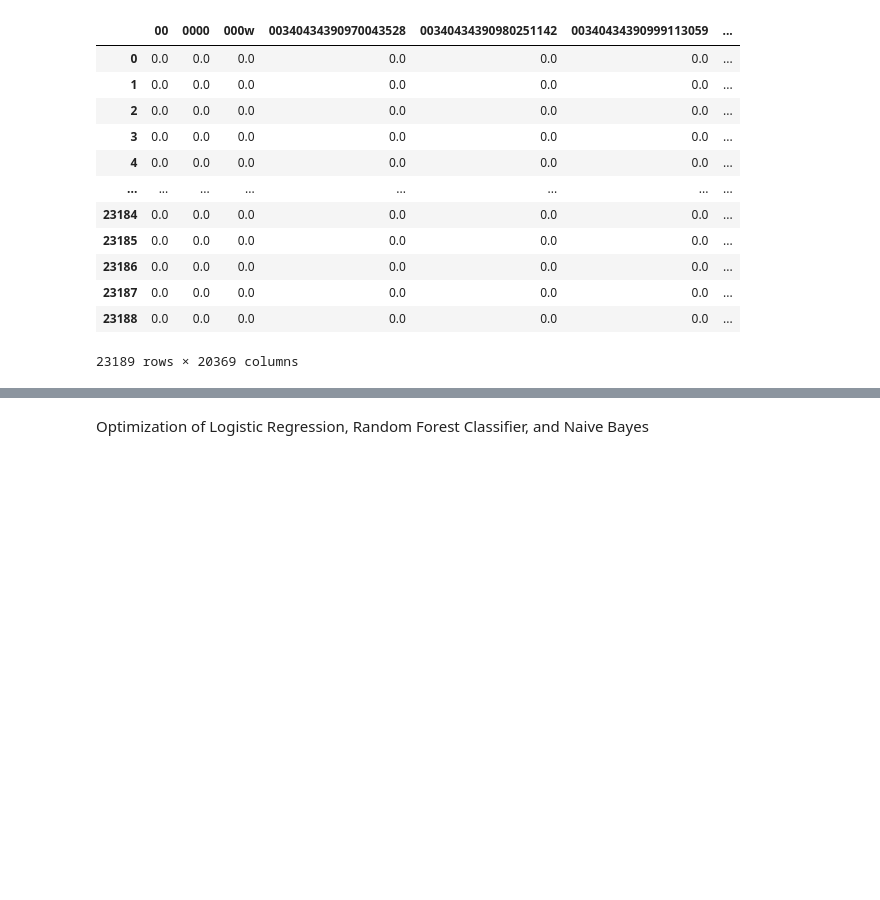
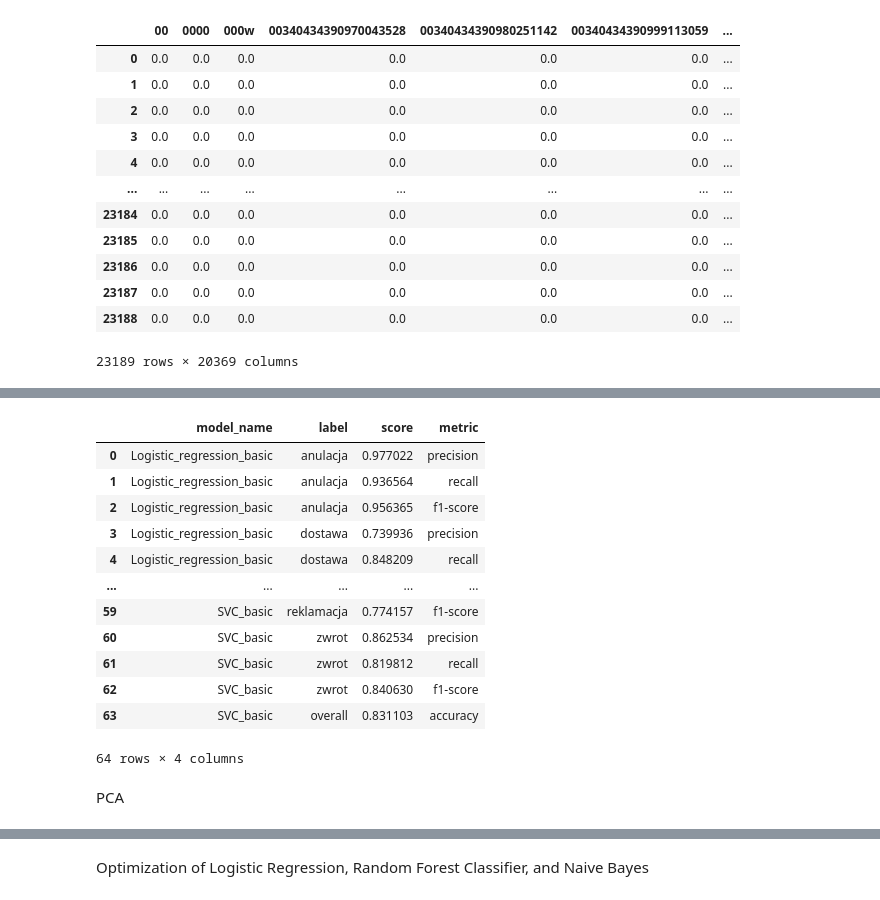
Before and after one commit to arioslock/projects_in_progress, a Jupyter notebook: projekt_koncowy.ipynb, the cells around one changed output, grey strips where cells are left out. Cells and saved outputs as stored; diff of their text form; code cells hidden in the pictures; blank space fills up the shorter version.

```diff
--- a/projekt_koncowy.ipynb
+++ b/projekt_koncowy.ipynb
@@ -417,7 +411,9 @@ lr_loaded = joblib.load("F:\\Classification_models\\LogisticRegression")
 # %%
-lr_loaded
+lr_loaded = joblib.load("F:\\Classification_models\\LogisticRegression")
+
 
 y_pred = lr_loaded.predict(X_test_tf)
+print(classification_report(y_test, y_pred))
 
-print(classification_report(y_test, y_pred))
+df_functions_score = pd.concat([df_functions_score, fl.model_score_to_df(y_test, y_pred, "Logistic_regression_basic")], ignore_index=True)
 # %% [output]
@@ -529,0 +436,7 @@ print(metrics_df)
+# %%
+rfc_loaded = joblib.load("F:\\Classification_models\\RandomForestClassifier_basic")
+
+y_pred = rfc_loaded.predict(X_test_tf)
+print(classification_report(y_test, y_pred))
+
+df_functions_score = pd.concat([df_functions_score, fl.model_score_to_df(y_test, y_pred, "RandomForestClassifier_basic")], ignore_index=True)
@@ -529,0 +462,7 @@ print(metrics_df)
+# %%
+mnb_loaded = joblib.load("F:\\Classification_models\\mnb_basic")
+
+y_pred = mnb_loaded.predict(X_test_tf)
+print(classification_report(y_test, y_pred))
+
+df_functions_score = pd.concat([df_functions_score, fl.model_score_to_df(y_test, y_pred, "mnb_basic")], ignore_index=True)
@@ -529,0 +486,7 @@ print(metrics_df)
+# %%
+svm_loaded = joblib.load("F:\\Classification_models\\SVC_basic")
+
+y_pred = svm_loaded.predict(X_test_tf)
+print(classification_report(y_test, y_pred))
+
+df_functions_score = pd.concat([df_functions_score, fl.model_score_to_df(y_test, y_pred, "SVC_basic")], ignore_index=True)
@@ -529,0 +505,16 @@ print(metrics_df)
+# %%
+df_functions_score
+# %% [output]
+|  | model_name | label | score | metric |
+| 0 | Logistic_regression_basic | anulacja | 0.977022 | precision |
+| 1 | Logistic_regression_basic | anulacja | 0.936564 | recall |
+| 2 | Logistic_regression_basic | anulacja | 0.956365 | f1-score |
+| 3 | Logistic_regression_basic | dostawa | 0.739936 | precision |
+| 4 | Logistic_regression_basic | dostawa | 0.848209 | recall |
+| ... | ... | ... | ... | ... |
+| 59 | SVC_basic | reklamacja | 0.774157 | f1-score |
+| 60 | SVC_basic | zwrot | 0.862534 | precision |
+| 61 | SVC_basic | zwrot | 0.819812 | recall |
+| 62 | SVC_basic | zwrot | 0.840630 | f1-score |
+| 63 | SVC_basic | overall | 0.831103 | accuracy |
+64 rows × 4 columns
@@ -530 +524,3 @@ print(metrics_df)
+# %% [markdown]
+PCA
 # %%
```
Also changed, not shown: parts of 23 cells of this notebook, 2 other files.
